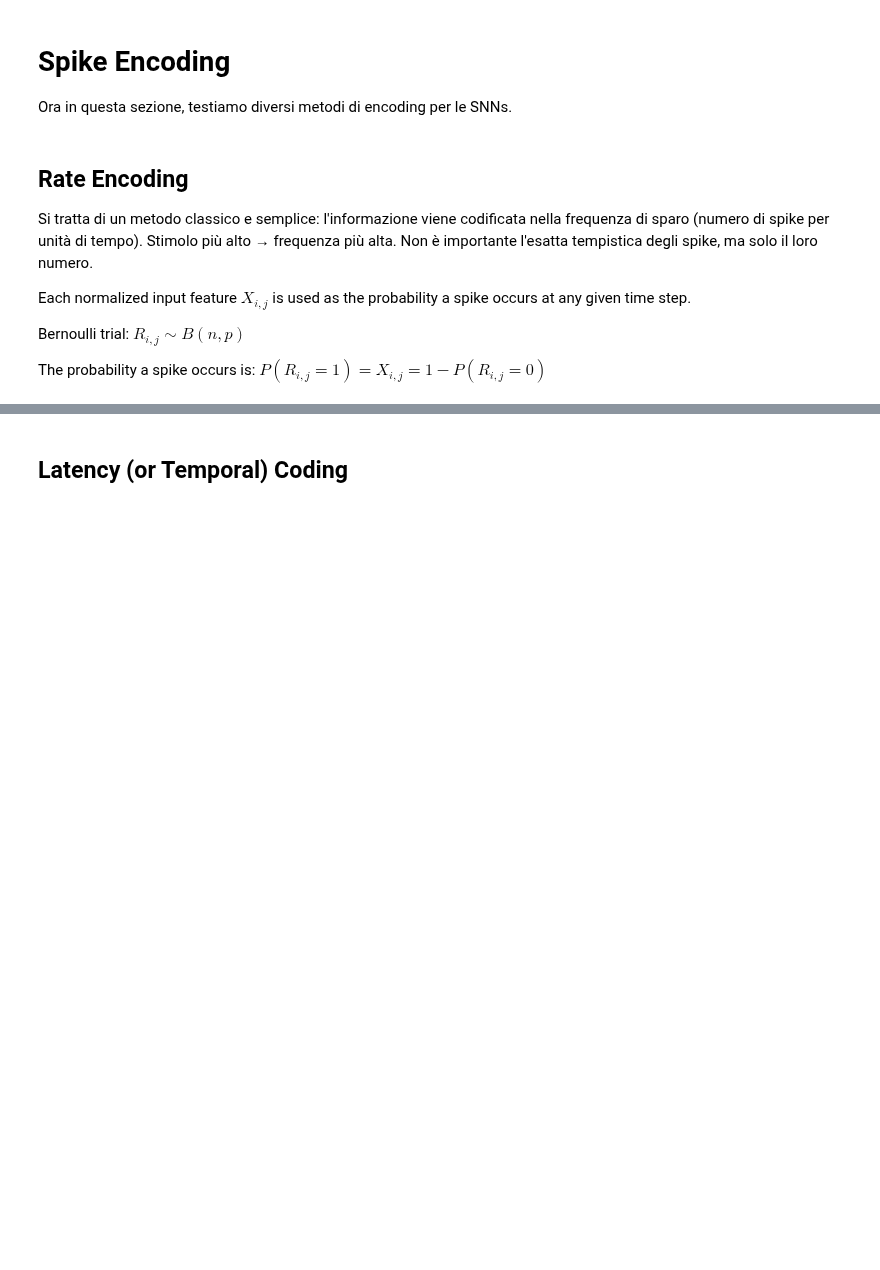
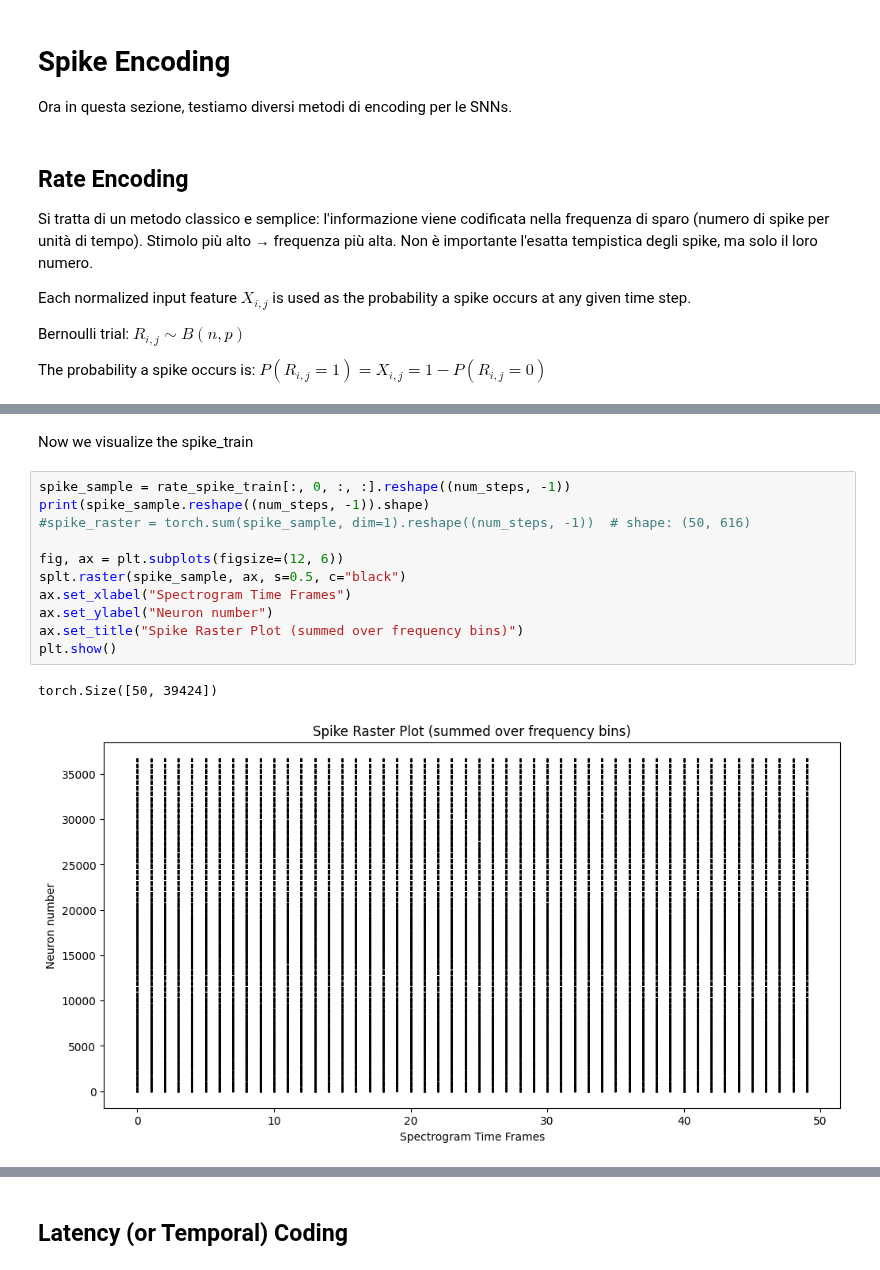
Before and after one commit to unipd-human-data/env-soundnet, a Jupyter notebook: Preprocessing.ipynb, the cells around one changed output, grey strips where cells are left out. Cells and saved outputs as stored; diff of their text form; blank space fills up the shorter version.

```diff
--- a/Preprocessing.ipynb
+++ b/Preprocessing.ipynb
@@ -362,0 +388,16 @@ class RateEncoding:
+# %% [markdown]
+Now we visualize the spike_train
+# %%
+spike_sample = rate_spike_train[:, 0, :, :].reshape((num_steps, -1))
+print(spike_sample.reshape((num_steps, -1)).shape)
+#spike_raster = torch.sum(spike_sample, dim=1).reshape((num_steps, -1))  # shape: (50, 616)
+
+fig, ax = plt.subplots(figsize=(12, 6))
+splt.raster(spike_sample, ax, s=0.5, c="black")
+ax.set_xlabel("Spectrogram Time Frames")
+ax.set_ylabel("Neuron number")
+ax.set_title("Spike Raster Plot (summed over frequency bins)")
+plt.show()
+# %% [output]
+torch.Size([50, 39424])
+[figure, added]
```
Also changed, not shown: parts of 15 cells of this notebook.
